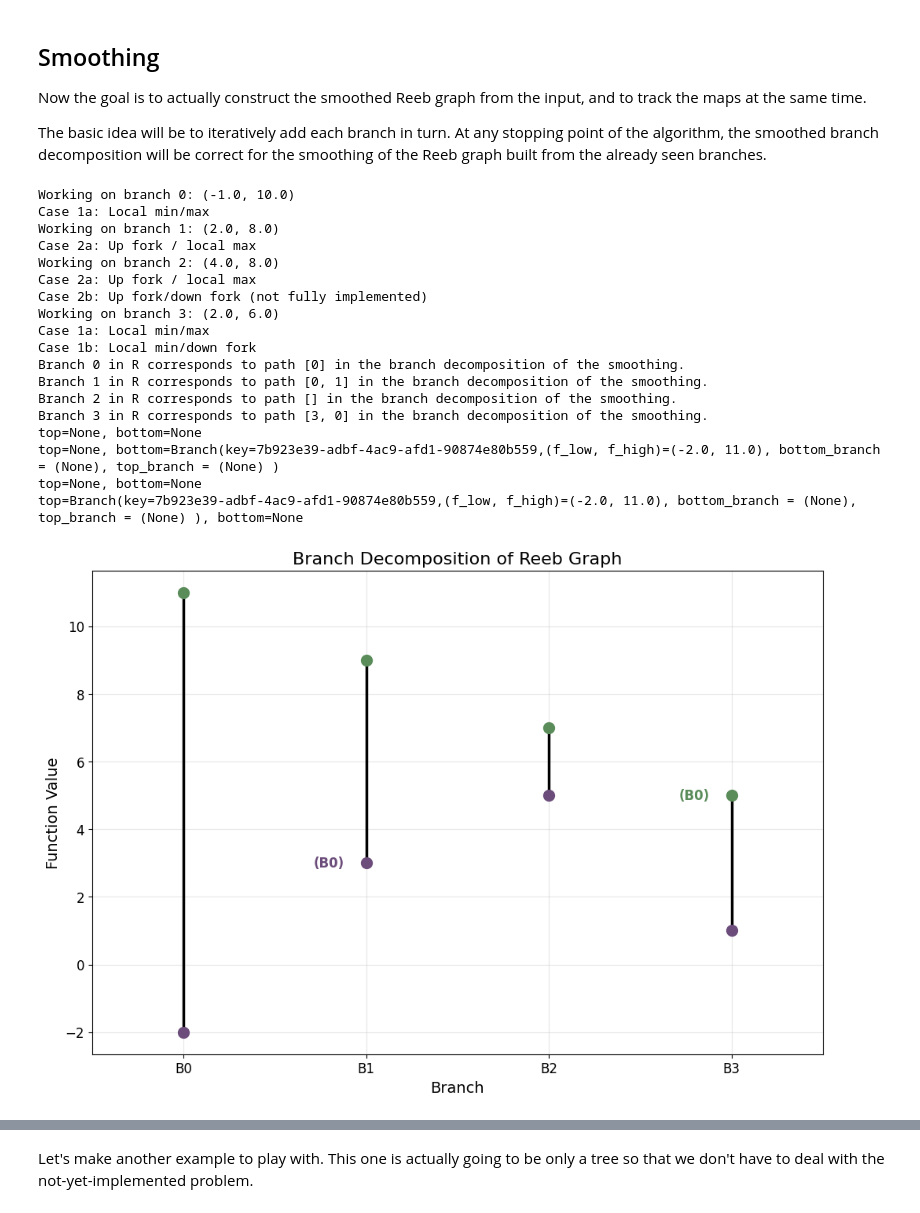
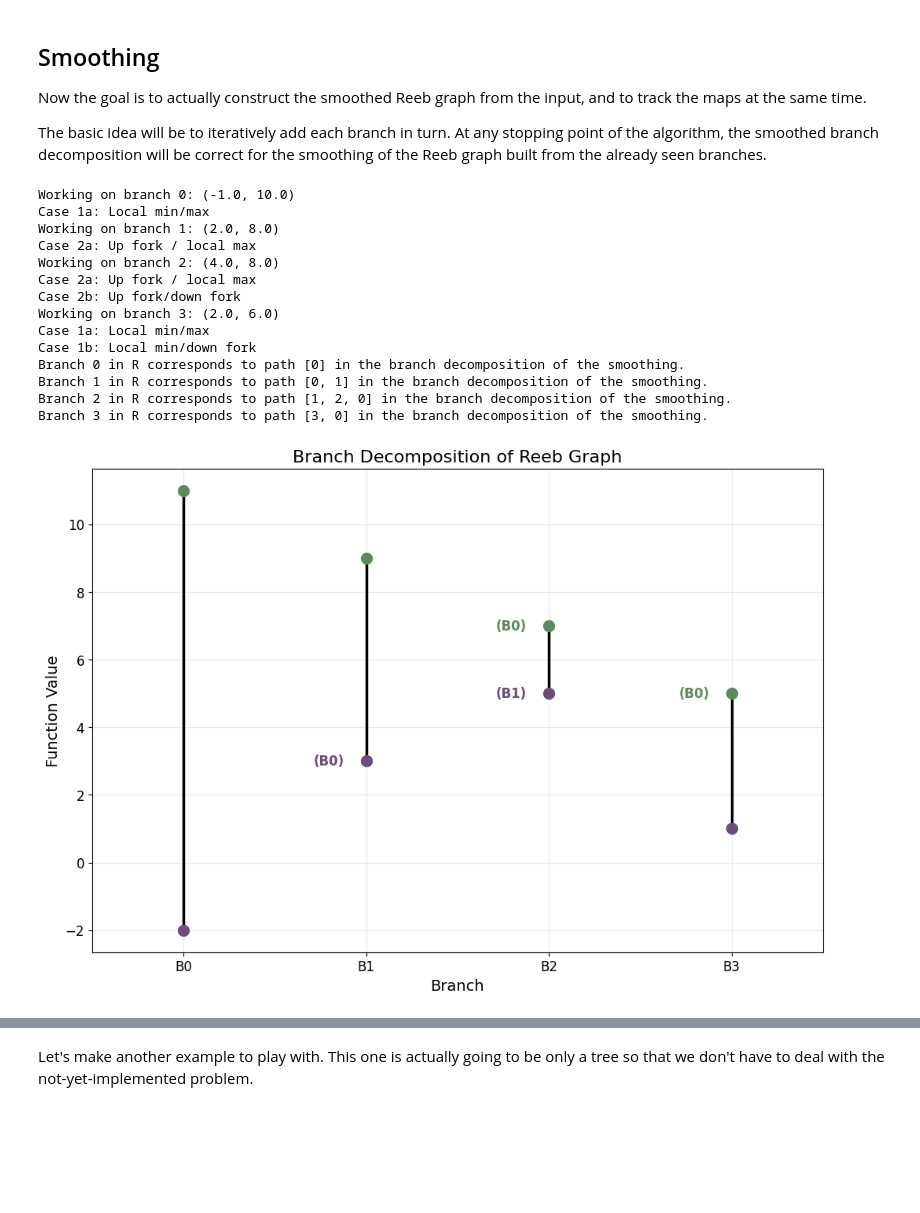
Before and after one commit to MunchLab/ceREEBerus, a Jupyter notebook: doc_source/experimental/sandbox_decomposition.ipynb, the cells around one changed output, grey strips where cells are left out. Cells and saved outputs as stored; diff of their text form; code cells hidden in the pictures; blank space fills up the shorter version.

```diff
--- a/doc_source/experimental/sandbox_decomposition.ipynb
+++ b/doc_source/experimental/sandbox_decomposition.ipynb
@@ -276,31 +272,26 @@ The basic idea will be to iteratively add each branch in turn. At any stopping p
 # %%
 (outSmoothing, outMap) = myB.smooth(1)
 outSmoothing.draw()
 
 for i in range(len(myB)):
     print(f"Branch {i} in R corresponds to path {outMap[i]} in the branch decomposition of the smoothing.")
 
-for i in range(len(outSmoothing)):
-    # Print the top and bottom attaching index
-    print(f"top={outSmoothing[i].top_branch}, bottom={outSmoothing[i].bottom_branch}")
-    # print(f"Check {outMap[i]} is a valid path: {outSmoothing.check_branch_path(outMap[i])}")
+fig, ax = plt.subplots(2, figsize=(10,10), sharey=True)
+outSmoothing.draw(ax = ax[0]);
+outSmoothing.reconstruct().draw(ax = ax[1]);
 # %% [output]
 Working on branch 0: (-1.0, 10.0)
 Case 1a: Local min/max
 Working on branch 1: (2.0, 8.0)
 Case 2a: Up fork / local max
 Working on branch 2: (4.0, 8.0)
 Case 2a: Up fork / local max
-Case 2b: Up fork/down fork (not fully implemented)
+Case 2b: Up fork/down fork
 Working on branch 3: (2.0, 6.0)
 Case 1a: Local min/max
 Case 1b: Local min/down fork
 Branch 0 in R corresponds to path [0] in the branch decomposition of the smoothing.
 Branch 1 in R corresponds to path [0, 1] in the branch decomposition of the smoothing.
-Branch 2 in R corresponds to path [] in the branch decomposition of the smoothing.
+Branch 2 in R corresponds to path [1, 2, 0] in the branch decomposition of the smoothing.
 Branch 3 in R corresponds to path [3, 0] in the branch decomposition of the smoothing.
-top=None, bottom=None
-top=None, bottom=Branch(key=7b923e39-adbf-4ac9-afd1-90874e80b559,(f_low, f_high)=(-2.0, 11.0), bottom_branch = (None), top_branch = (None) )
-top=None, bottom=None
-top=Branch(key=7b923e39-adbf-4ac9-afd1-90874e80b559,(f_low, f_high)=(-2.0, 11.0), bottom_branch = (None), top_branch = (None) ), bottom=None
-[figure, old version]
+[figure, new version]
```
Also changed, not shown: parts of 4 cells of this notebook, 1 other file.
